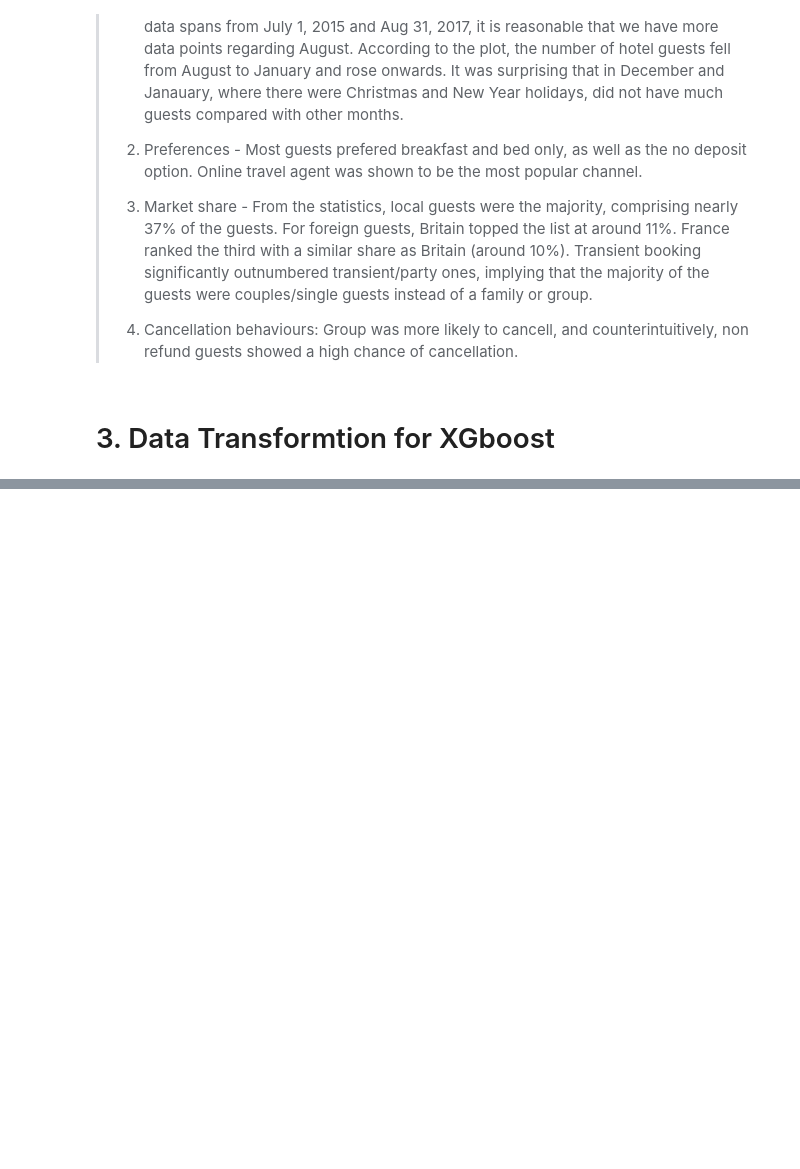
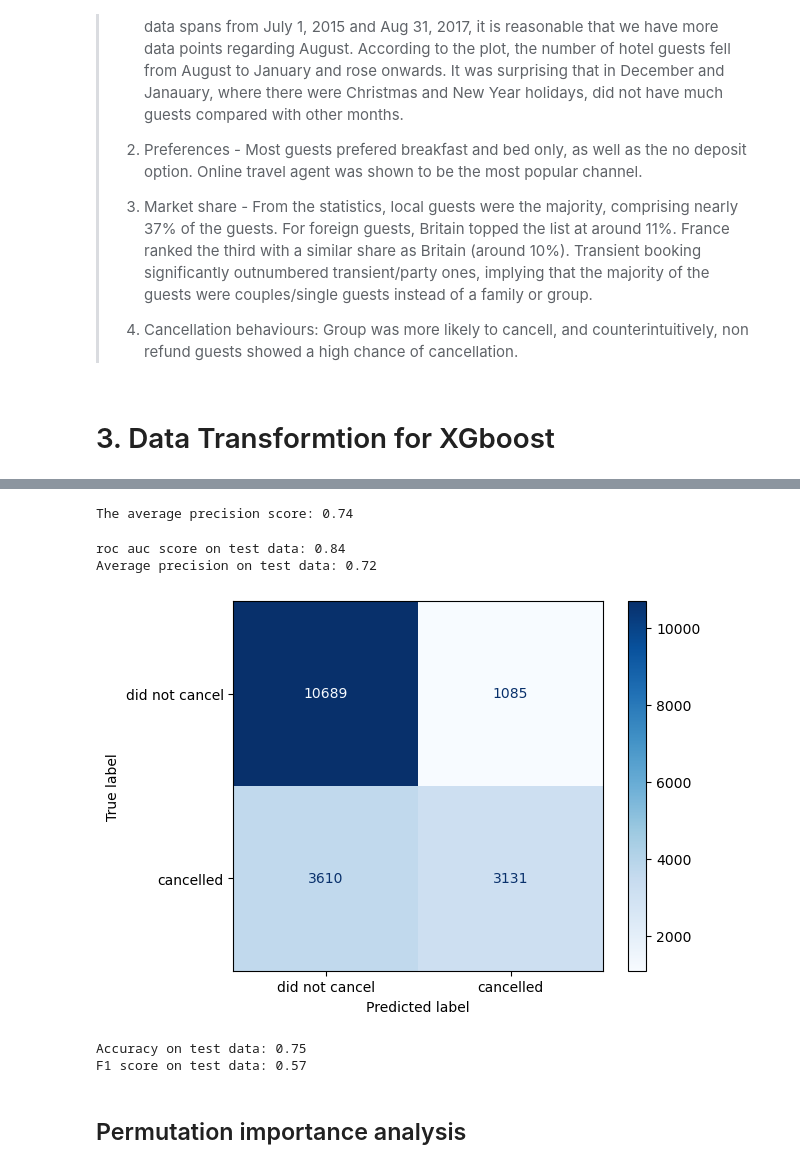
Before and after one commit to Cyrena-um/XGboost-demo-for-hotel-booking-cancellation, a Jupyter notebook: xgboost_demo.ipynb, the cells around one changed output, grey strips where cells are left out. Drawn from its saved outputs; the diff is of its cells as text; code cells hidden in the pictures; blank space fills up the shorter version.

```diff
--- a/xgboost_demo.ipynb
+++ b/xgboost_demo.ipynb
@@ -399,0 +672,10 @@ df_encoded.head()
+# %%
+# Splitting into X and y
+X = df_encoded.drop(columns=['IsCanceled'])
+y = df_encoded['IsCanceled'].copy()
+# %%
+# Splitting into training and testing sets
+X_train_temp, X_test, y_train_temp, y_test = train_test_split(X, y, random_state=42, shuffle=False) # time series data cannot shuffle
+
+# Validation Set
+X_train, X_val, y_train, y_val  = train_test_split(X_train_temp, y_train_temp, random_state=42, shuffle=False)
@@ -399,0 +684,2 @@ df_encoded.head()
+# %%
+tss = TimeSeriesSplit(n_splits=5)
@@ -399,0 +790,44 @@ df_encoded.head()
+# %%
+## the average precision score for train data
+prelim_model = optimal_params.best_estimator_
+print(f'The average precision score: {optimal_params.best_score_:.2f}')
+# %% [output]
+The average precision score: 0.74
+# %%
+## AUC score and average precision score on test data
+y_scores = prelim_model.predict_proba(X_test)[:, 1]
+roc_auc = roc_auc_score(y_test, y_scores)
+print(f"roc auc score on test data: {roc_auc:.2f}")
+
+avg_precision = average_precision_score(y_test, y_scores)
+print(f"Average precision on test data: {avg_precision:.2f}")
+
+
+## Drawing the confusion matrix on test data
+ConfusionMatrixDisplay.from_estimator(
+    prelim_model,
+    X_test,
+    y_test,
+    display_labels=['did not cancel', 'cancelled'],
+    cmap='Blues'
+)
+plt.show()
+# %% [output]
+roc auc score on test data: 0.84
+Average precision on test data: 0.72
+[figure, added]
+# %%
+y_pred = prelim_model.predict(X_test)
+
+## Accuracy on test data
+accuracy = accuracy_score(y_test, y_pred)
+print(f'Accuracy on test data: {accuracy:.2f}')
+
+## F1_score on test data
+F1_score = f1_score(y_test, y_pred)
+print(f'F1 score on test data: {F1_score:.2f}')
+# %% [output]
+Accuracy on test data: 0.75
+F1 score on test data: 0.57
+# %% [markdown]
+## Permutation importance analysis
```
Also changed, not shown: parts of 51 cells of this notebook.
